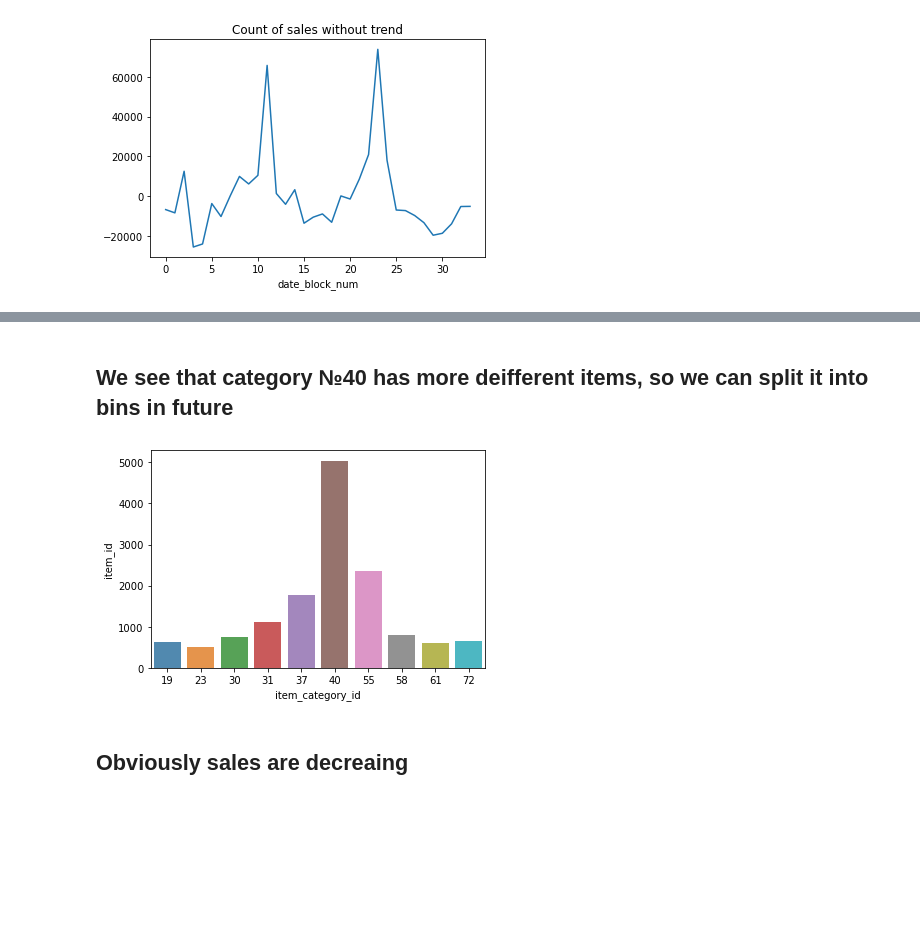
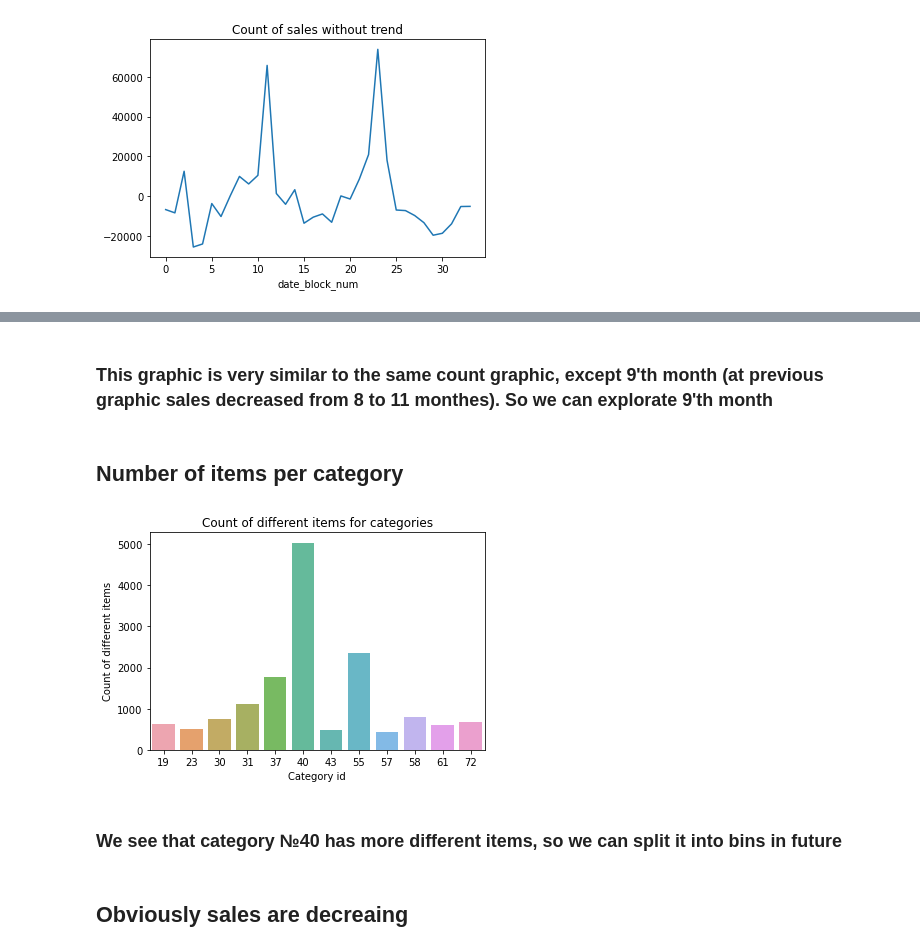
Before and after one commit to Evgeniy-2000/ML_practice_project, a Jupyter notebook: Main.ipynb, the cells around one changed output, grey strips where cells are left out. Cells and saved outputs as stored; diff of their text form; code cells hidden in the pictures; blank space fills up the shorter version.

Commit message:
Add files via upload
1. Added titles and descriptions to graphics.
2. Have changed graphics related with count and price and add another similar graphics.

```diff
--- a/Main.ipynb
+++ b/Main.ipynb
@@ -282,16 +334,25 @@ Text(0.5, 1.0, 'Mean count of sales without trend by month')
+# %% [markdown]
+### This graphic is very similar to the same count graphic, except 9'th month (at previous graphic sales decreased from 8 to 11 monthes). So we can explorate 9'th month
 # %% [markdown]
-## We see that category №40 has more deifferent items, so we can split it into bins in future
+## Number of items per category
 # %%
-# number of items per category
 x=items.groupby(['item_category_id']).count()
-x=x.sort_values(by='item_id',ascending=False)
-x=x.iloc[0:10].reset_index()
+x=x.sort_values(by='item_id', ascending=False)
+x=x.iloc[0:12].reset_index()
+#x=x.reset_index()
+
 ax= sns.barplot(x=x.item_category_id, y=x.item_id, alpha=0.85)
+
+ax.set_title('Count of different items for categories')
+ax.set_xlabel('Category id')
+ax.set_ylabel('Count of different items')
+
 plt.show()
-# TODO: sort columns
-# TODO: sort by count
+# TODO: sort by amount, not categories
 # %% [output]
-[figure, old version]
+[figure, new version]
+# %% [markdown]
+### We see that category №40 has more different items, so we can split it into bins in future
 # %% [markdown]
 ## Obviously sales are decreaing
 # %%
```
Also changed, not shown: parts of 51 cells of this notebook.
